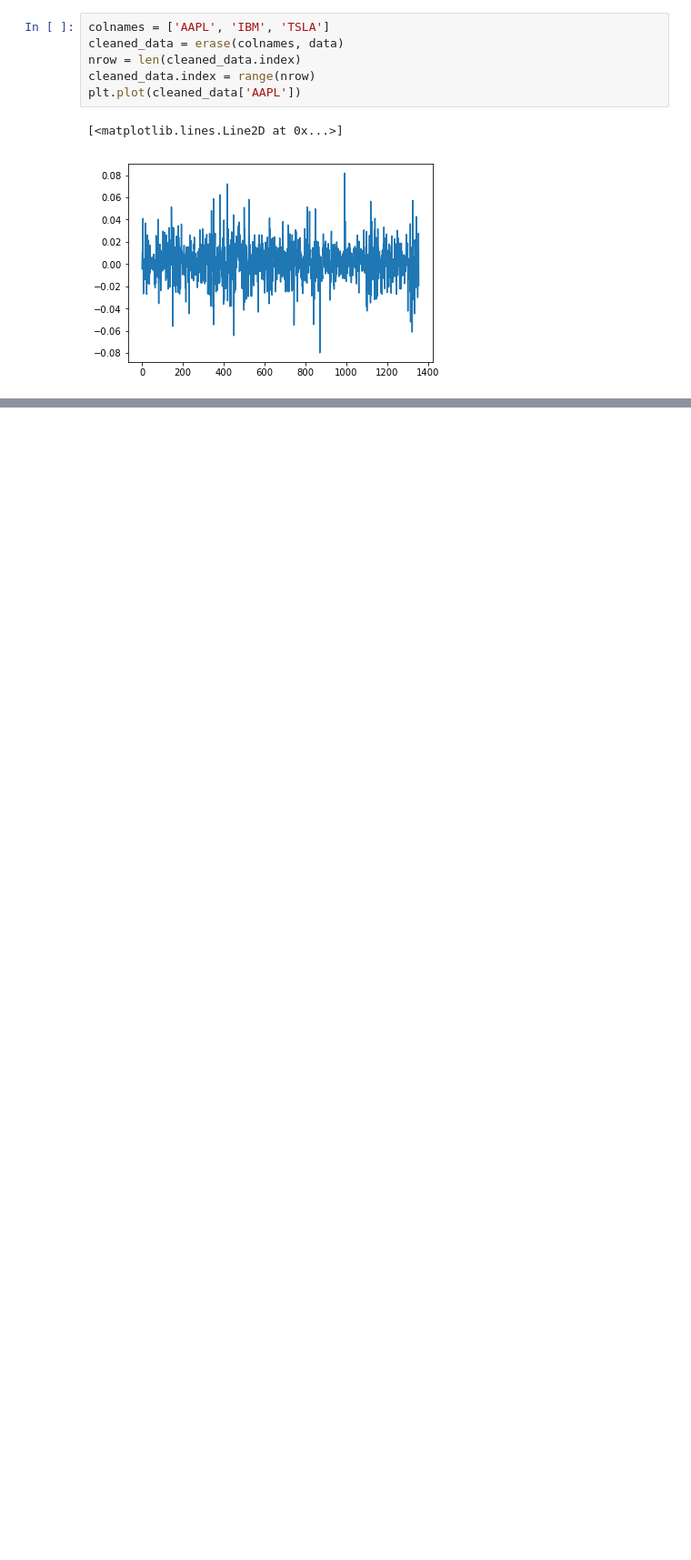
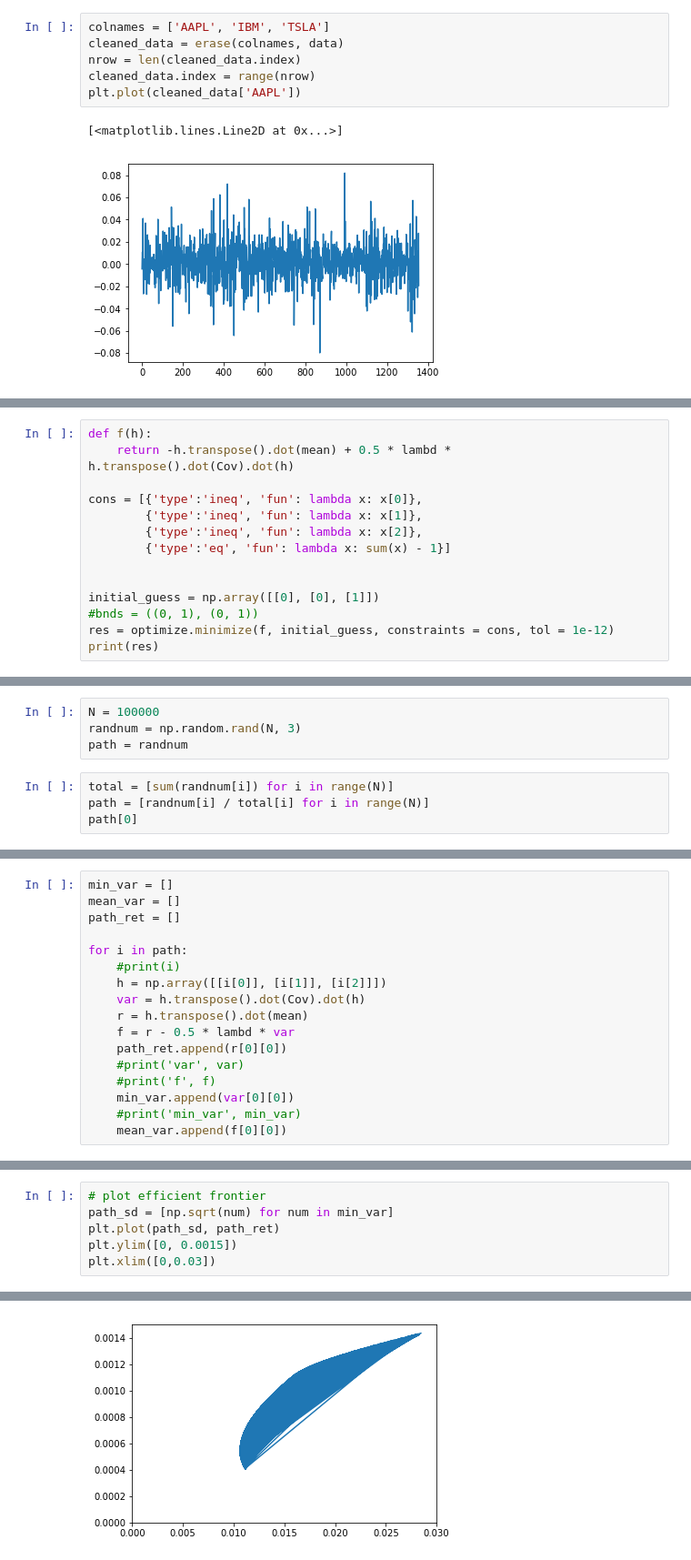
Before and after one commit to jessiejessiewang/portfolio_opm_sample, a Jupyter notebook: sample.ipynb, the cells around one changed output, grey strips where cells are left out. Shown at 91% size. Drawn from its saved outputs; the diff is of its cells as text; blank space fills up the shorter version.

```diff
--- a/sample.ipynb
+++ b/sample.ipynb
@@ -153,0 +243,14 @@ Int64Index([   0,    1,    2,    3,    4,    5,    6,    7,    8,    9,
+# %%
+def f(h):
+    return -h.transpose().dot(mean) + 0.5 * lambd * h.transpose().dot(Cov).dot(h)
+
+cons = [{'type':'ineq', 'fun': lambda x: x[0]},
+        {'type':'ineq', 'fun': lambda x: x[1]},
+        {'type':'ineq', 'fun': lambda x: x[2]},
+        {'type':'eq', 'fun': lambda x: sum(x) - 1}]
+
+
+initial_guess = np.array([[0], [0], [1]])
+#bnds = ((0, 1), (0, 1))
+res = optimize.minimize(f, initial_guess, constraints = cons, tol = 1e-12)
+print(res)
@@ -153,0 +269,8 @@ Int64Index([   0,    1,    2,    3,    4,    5,    6,    7,    8,    9,
+# %%
+N = 100000
+randnum = np.random.rand(N, 3)
+path = randnum
+# %%
+total = [sum(randnum[i]) for i in range(N)]
+path = [randnum[i] / total[i] for i in range(N)]
+path[0]
@@ -153,0 +288,17 @@ Int64Index([   0,    1,    2,    3,    4,    5,    6,    7,    8,    9,
+# %%
+min_var = []
+mean_var = []
+path_ret = []
+
+for i in path:
+    #print(i)
+    h = np.array([[i[0]], [i[1]], [i[2]]])
+    var = h.transpose().dot(Cov).dot(h)
+    r = h.transpose().dot(mean)
+    f = r - 0.5 * lambd * var
+    path_ret.append(r[0][0])
+    #print('var', var)
+    #print('f', f)
+    min_var.append(var[0][0])
+    #print('min_var', min_var)
+    mean_var.append(f[0][0])
@@ -153,0 +316,7 @@ Int64Index([   0,    1,    2,    3,    4,    5,    6,    7,    8,    9,
+# %%
+# plot efficient frontier
+path_sd = [np.sqrt(num) for num in min_var]
+plt.plot(path_sd, path_ret)
+plt.ylim([0, 0.0015])
+plt.xlim([0,0.03])
+# %% [output]
@@ -153,0 +324 @@ Int64Index([   0,    1,    2,    3,    4,    5,    6,    7,    8,    9,
+[figure, added]
```
Also changed, not shown: parts of 25 cells of this notebook.
